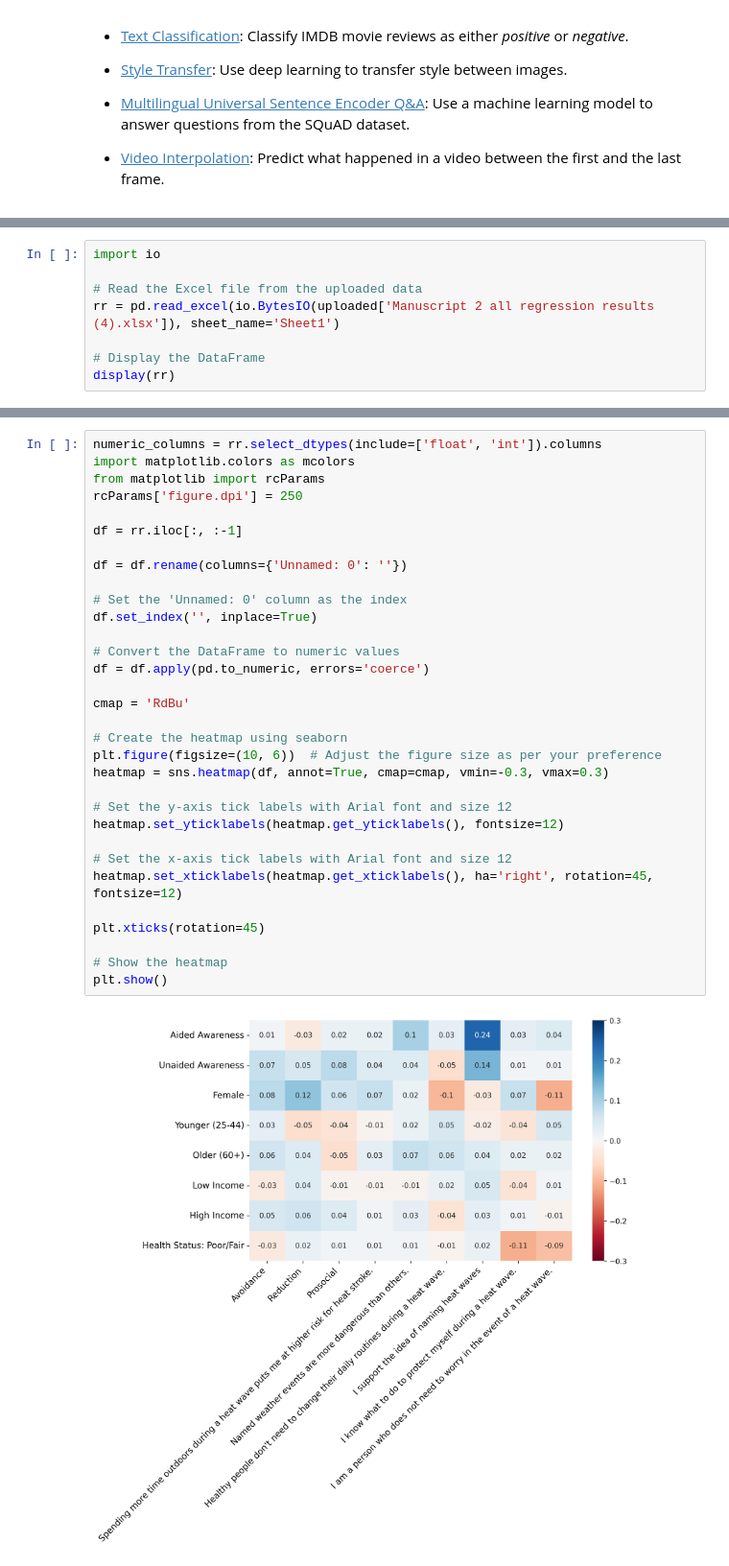
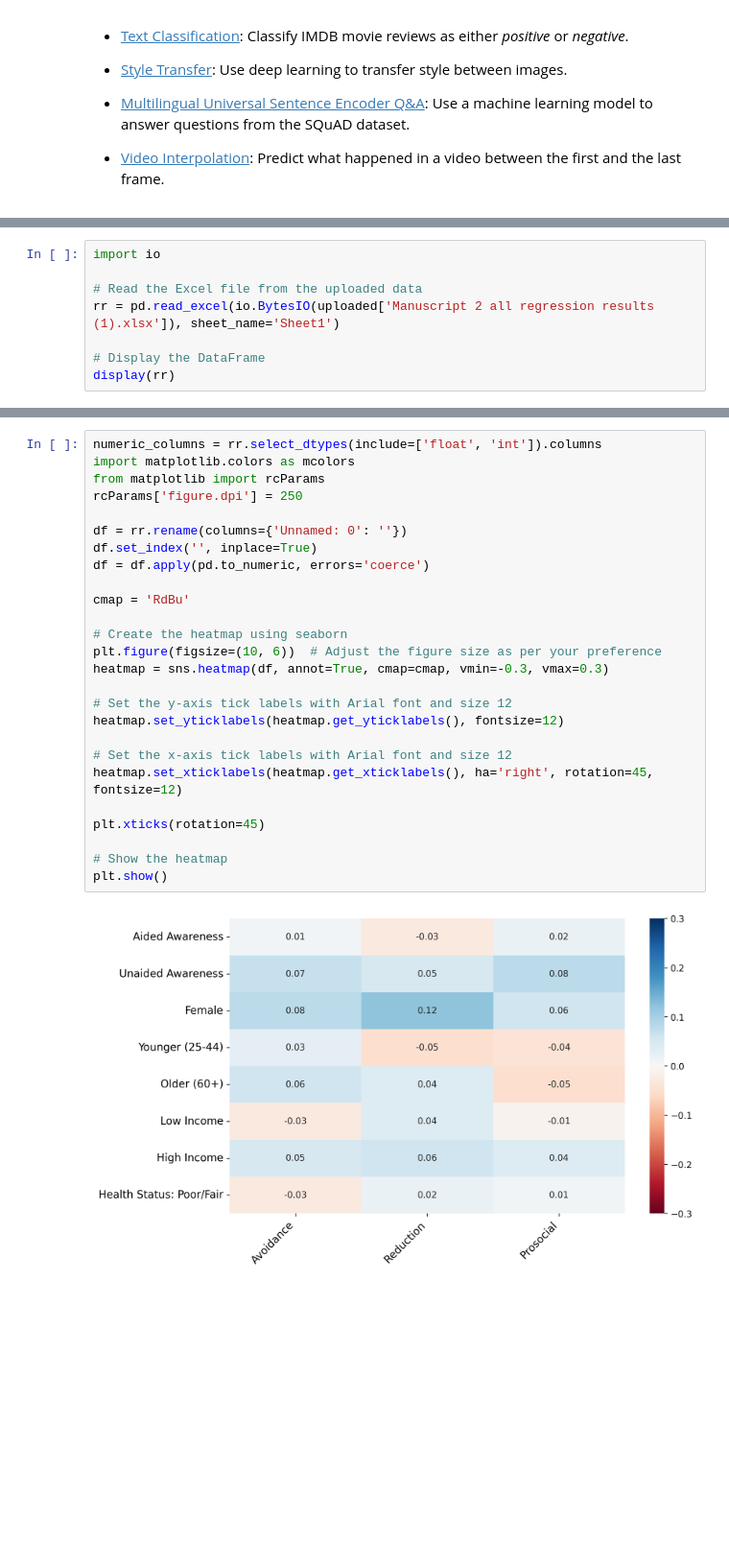
Before and after one commit to mfinke17/Python, a Jupyter notebook: Man2_Heatmap.ipynb, the cells around one changed output, grey strips where cells are left out. Shown at 96% size. Saved outputs shown, nothing was run; the diff lists cells and outputs as text; blank space fills up the shorter version.

```diff
--- a/Man2_Heatmap.ipynb
+++ b/Man2_Heatmap.ipynb
@@ -164,7 +164,7 @@ Saving Manuscript 2 all regression results.xlsx to Manuscript 2 all regression r
 import io
 
 # Read the Excel file from the uploaded data
-rr = pd.read_excel(io.BytesIO(uploaded['Manuscript 2 all regression results (4).xlsx']), sheet_name='Sheet1')
+rr = pd.read_excel(io.BytesIO(uploaded['Manuscript 2 all regression results (1).xlsx']), sheet_name='Sheet1')
 
 # Display the DataFrame
 display(rr)
@@ -181,34 +181,28 @@ display(rr)
 # %%
 numeric_columns = rr.select_dtypes(include=['float', 'int']).columns
 import matplotlib.colors as mcolors
 from matplotlib import rcParams
 rcParams['figure.dpi'] = 250
 
-df = rr.iloc[:, :-1]
-
-df = df.rename(columns={'Unnamed: 0': ''})
-
-# Set the 'Unnamed: 0' column as the index
+df = rr.rename(columns={'Unnamed: 0': ''})
 df.set_index('', inplace=True)
-
-# Convert the DataFrame to numeric values
 df = df.apply(pd.to_numeric, errors='coerce')
 
 cmap = 'RdBu'
 
 # Create the heatmap using seaborn
 plt.figure(figsize=(10, 6))  # Adjust the figure size as per your preference
 heatmap = sns.heatmap(df, annot=True, cmap=cmap, vmin=-0.3, vmax=0.3)
 
 # Set the y-axis tick labels with Arial font and size 12
 heatmap.set_yticklabels(heatmap.get_yticklabels(), fontsize=12)
 
 # Set the x-axis tick labels with Arial font and size 12
 heatmap.set_xticklabels(heatmap.get_xticklabels(), ha='right', rotation=45, fontsize=12)
 
 plt.xticks(rotation=45)
 
 # Show the heatmap
 plt.show()
 # %% [output]
-[figure, old version]
+[figure, new version]
```
Also changed, not shown: parts of 2 cells of this notebook.
